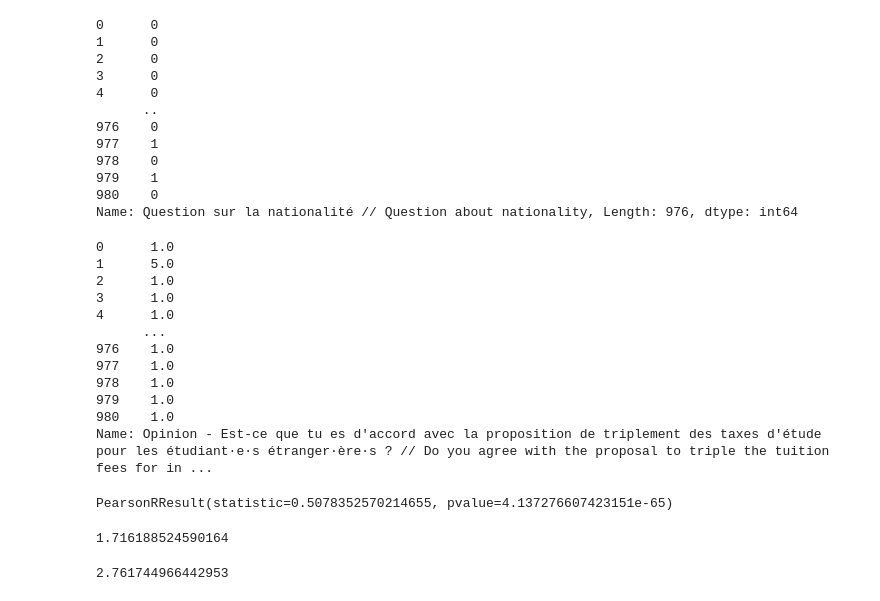
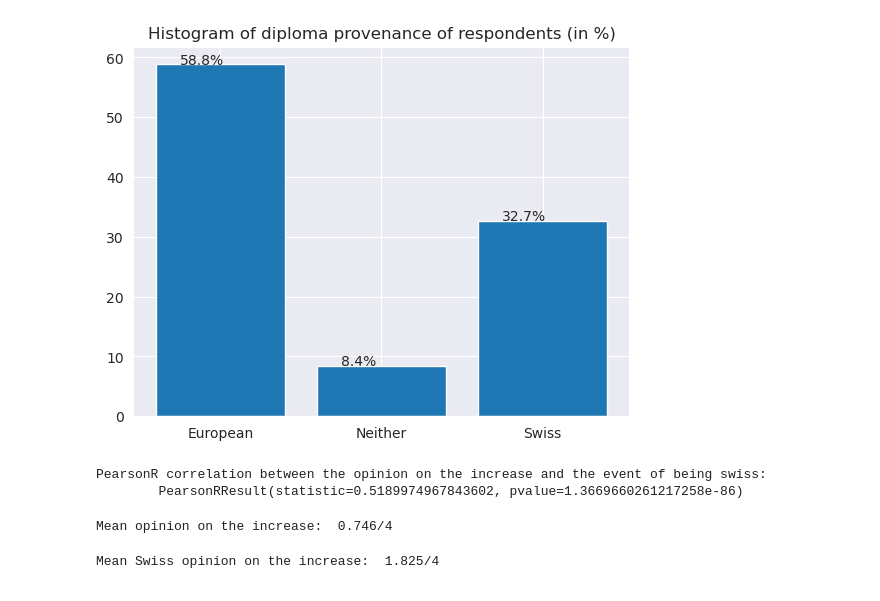
Before and after one commit to Dicedead/atePollAnalysis, a Jupyter notebook: src/ate_analysis.ipynb, the cells around one changed output. Saved outputs shown, nothing was run; the diff lists cells and outputs as text; code cells hidden in the pictures.

```diff
--- a/src/ate_analysis.ipynb
+++ b/src/ate_analysis.ipynb
@@ -23 +66,5 @@ opinion_str = "Opinion - Est-ce que tu es d'accord avec la proposition de triple
+# %%
+histogram(df[diploma_str], "Histogram of diploma provenance of respondents (in %)")
+# %% [output]
+[figure, added]
 # %%
@@ -29,43 +77,14 @@ swiss = swiss[~nan_mask]
 opinion = opinion[~nan_mask]
-# %%
-swiss
-# %% [output]
-0      0
-1      0
-2      0
-3      0
-4      0
-      ..
-976    0
-977    1
-978    0
-979    1
-980    0
-Name: Question sur la nationalité // Question about nationality, Length: 976, dtype: int64
-# %%
-opinion
-# %% [output]
-0      1.0
-1      5.0
-2      1.0
-3      1.0
-4      1.0
-      ...
-976    1.0
-977    1.0
-978    1.0
-979    1.0
-980    1.0
-Name: Opinion - Est-ce que tu es d'accord avec la proposition de triplement des taxes d'étude pour les étudiant·e·s étranger·ère·s ? // Do you agree with the proposal to triple the tuition fees for in ...
 # %%
-stats.pearsonr(opinion, swiss)
+print(f"PearsonR correlation between the opinion on the increase and the event of being swiss:\n\t{stats.pearsonr(opinion, swiss_num)}")
 # %% [output]
-PearsonRResult(statistic=0.5078352570214655, pvalue=4.137276607423151e-65)
+PearsonR correlation between the opinion on the increase and the event of being swiss:
+        PearsonRResult(statistic=0.5189974967843602, pvalue=1.3669660261217258e-86)
 # %%
-np.mean(df[opinion_str])
+print(f"Mean opinion on the increase: {np.mean(df[opinion_str]) : .3f}/4")
 # %% [output]
-1.716188524590164
+Mean opinion on the increase:  0.746/4
 # %%
-np.mean(df[df[nationality] == nationality_swiss][opinion_str])
+print(f"Mean Swiss opinion on the increase: {np.mean(df[swiss][opinion_str]) : .3f}/4")
 # %% [output]
-2.761744966442953
+Mean Swiss opinion on the increase:  1.825/4
```
Also changed, not shown: parts of 20 cells of this notebook, 1 other file.
